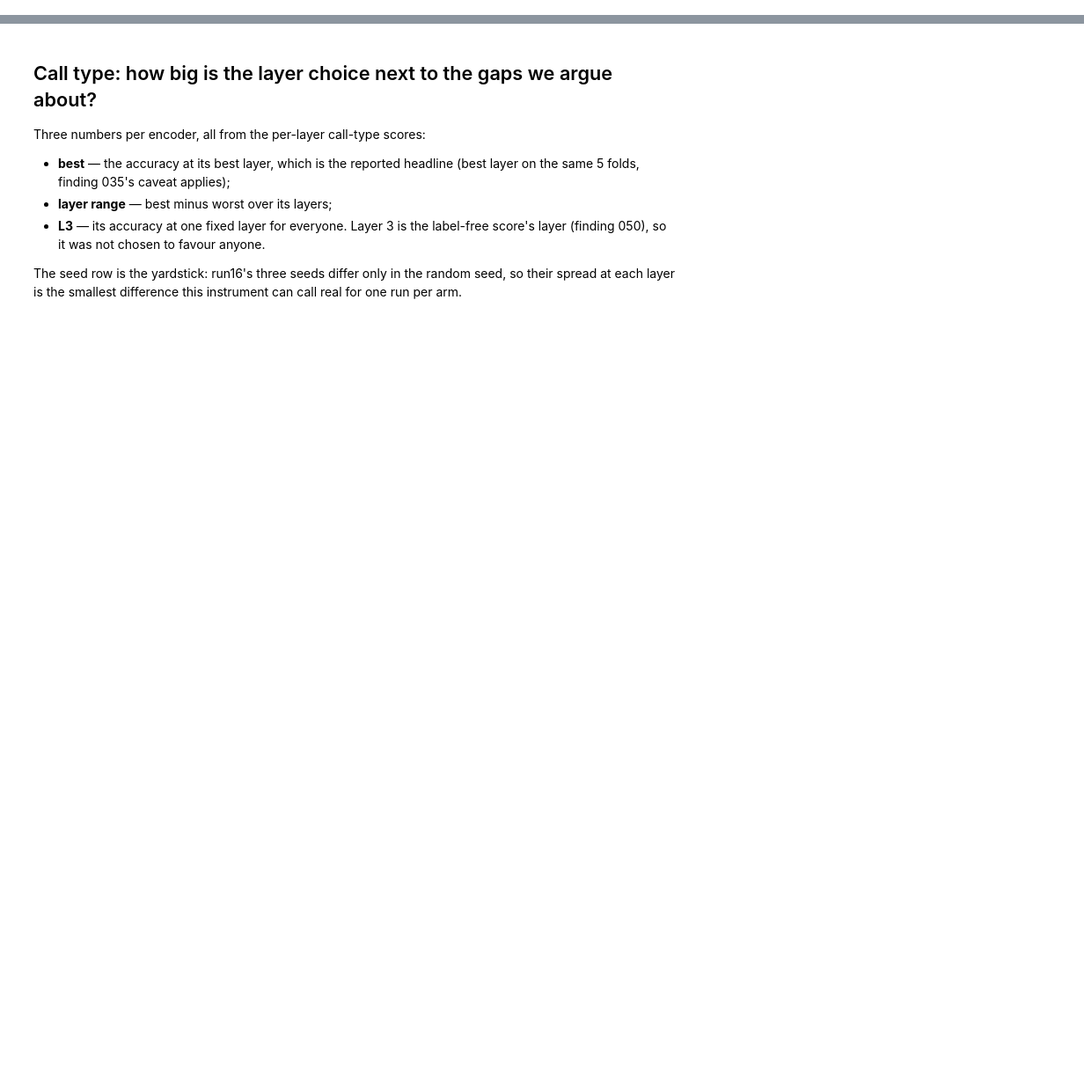
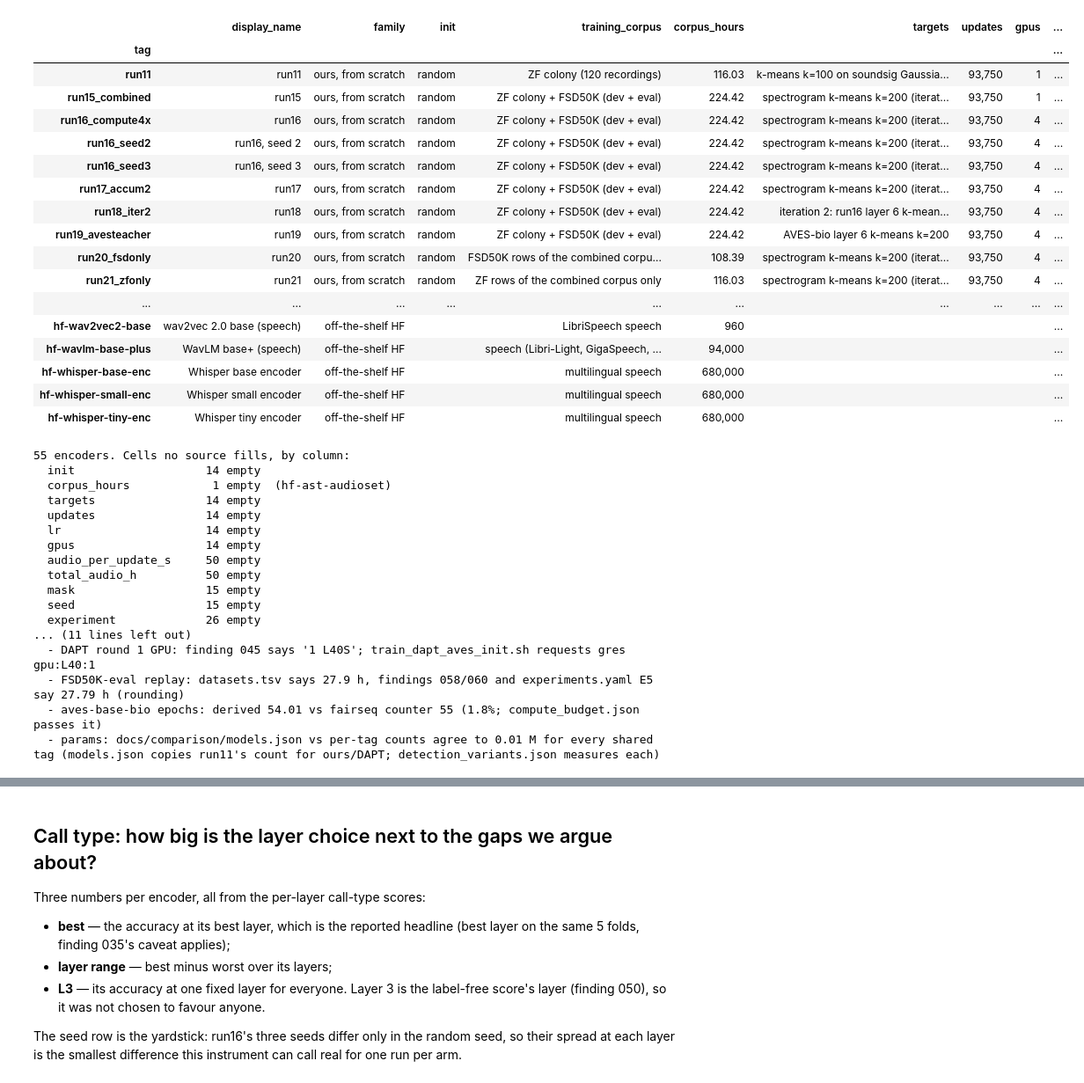
Before and after one commit to ttt5600/NeruoBatLab, a Jupyter notebook: notebooks/07_layer_sweeps.ipynb, the cells around one changed output, grey strips where cells are left out. Shown at 88% size. Drawn from its saved outputs; the diff is of its cells as text; code cells hidden in the pictures; blank space fills up the shorter version.

```diff
--- a/notebooks/07_layer_sweeps.ipynb
+++ b/notebooks/07_layer_sweeps.ipynb
@@ -92 +204,55 @@ The five coloured lines are the comparison points the project argues about:
+# %%
+# ---- 2. every encoder in the figure, compact: one row each, the facts that separate them
+compact = ["display_name", "family", "init", "training_corpus", "corpus_hours", "targets", "updates",
+           "gpus", "audio_per_update_s", "total_audio_h", "lr", "mask", "seed", "params", "layers",
+           "embed_dim", "experiment", "finding", "baseline", "differs_from_baseline"]
+tags = [t for t in FACTS.index if t in CT or t in DET]
+C = show_facts(FACTS.loc[tags, compact])
+display(C.style.set_properties(**{"text-align": "left", "font-size": "10.5px"})
+         .set_table_styles([{"selector": "th", "props": [("text-align", "left")]}]))
+
+u = unknowns(FACTS.loc[tags])
+print(f"{len(tags)} encoders. Cells no source fills, by column:")
+for c, ts in u.items():
+    if c in compact:
+        print(f"  {c:22s} {len(ts):2d} empty" + (f"  ({', '.join(ts)})" if len(ts) <= 6 else ""))
+print("\nWhere the sources disagree about what a model is:")
+for line in cross_checks(FACTS):
+    print("  -", line)
+# %% [output]
+|  | display_name | family | init | training_corpus | corpus_hours | targets | updates | gpus | ... |
+| tag |  |  |  |  |  |  |  |  | ... |
+| run11 | run11 | ours, from scratch | random | ZF colony (120 recordings) | 116.03 | k-means k=100 on soundsig Gaussia... | 93,750 | 1 | ... |
+| run15_combined | run15 | ours, from scratch | random | ZF colony + FSD50K (dev + eval) | 224.42 | spectrogram k-means k=200 (iterat... | 93,750 | 1 | ... |
+| run16_compute4x | run16 | ours, from scratch | random | ZF colony + FSD50K (dev + eval) | 224.42 | spectrogram k-means k=200 (iterat... | 93,750 | 4 | ... |
+| run16_seed2 | run16, seed 2 | ours, from scratch | random | ZF colony + FSD50K (dev + eval) | 224.42 | spectrogram k-means k=200 (iterat... | 93,750 | 4 | ... |
+| run16_seed3 | run16, seed 3 | ours, from scratch | random | ZF colony + FSD50K (dev + eval) | 224.42 | spectrogram k-means k=200 (iterat... | 93,750 | 4 | ... |
+| run17_accum2 | run17 | ours, from scratch | random | ZF colony + FSD50K (dev + eval) | 224.42 | spectrogram k-means k=200 (iterat... | 93,750 | 4 | ... |
+| run18_iter2 | run18 | ours, from scratch | random | ZF colony + FSD50K (dev + eval) | 224.42 | iteration 2: run16 layer 6 k-mean... | 93,750 | 4 | ... |
+| run19_avesteacher | run19 | ours, from scratch | random | ZF colony + FSD50K (dev + eval) | 224.42 | AVES-bio layer 6 k-means k=200 | 93,750 | 4 | ... |
+| run20_fsdonly | run20 | ours, from scratch | random | FSD50K rows of the combined corpu... | 108.39 | spectrogram k-means k=200 (iterat... | 93,750 | 4 | ... |
+| run21_zfonly | run21 | ours, from scratch | random | ZF rows of the combined corpus only | 116.03 | spectrogram k-means k=200 (iterat... | 93,750 | 4 | ... |
+| ... | ... | ... | ... | ... | ... | ... | ... | ... | ... |
+| hf-wav2vec2-base | wav2vec 2.0 base (speech) | off-the-shelf HF |  | LibriSpeech speech | 960 |  |  |  | ... |
+| hf-wavlm-base-plus | WavLM base+ (speech) | off-the-shelf HF |  | speech (Libri-Light, GigaSpeech, ... | 94,000 |  |  |  | ... |
+| hf-whisper-base-enc | Whisper base encoder | off-the-shelf HF |  | multilingual speech | 680,000 |  |  |  | ... |
+| hf-whisper-small-enc | Whisper small encoder | off-the-shelf HF |  | multilingual speech | 680,000 |  |  |  | ... |
+| hf-whisper-tiny-enc | Whisper tiny encoder | off-the-shelf HF |  | multilingual speech | 680,000 |  |  |  | ... |
+55 encoders. Cells no source fills, by column:
+  init                   14 empty
+  corpus_hours            1 empty  (hf-ast-audioset)
+  targets                14 empty
+  updates                14 empty
+  lr                     14 empty
+  gpus                   14 empty
+  audio_per_update_s     50 empty
+  total_audio_h          50 empty
+  mask                   15 empty
+  seed                   15 empty
+  experiment             26 empty
+... (11 lines left out)
+  - DAPT round 1 GPU: finding 045 says '1 L40S'; train_dapt_aves_init.sh requests gres gpu:L40:1
+  - FSD50K-eval replay: datasets.tsv says 27.9 h, findings 058/060 and experiments.yaml E5 say 27.79 h (rounding)
+  - aves-base-bio epochs: derived 54.01 vs fairseq counter 55 (1.8%; compute_budget.json passes it)
+  - params: docs/comparison/models.json vs per-tag counts agree to 0.01 M for every shared tag (models.json copies run11's count for ours/DAPT; detection_variants.json measures each)
 # %%
```
Also changed, not shown: parts of 7 cells of this notebook, 4 other files.
